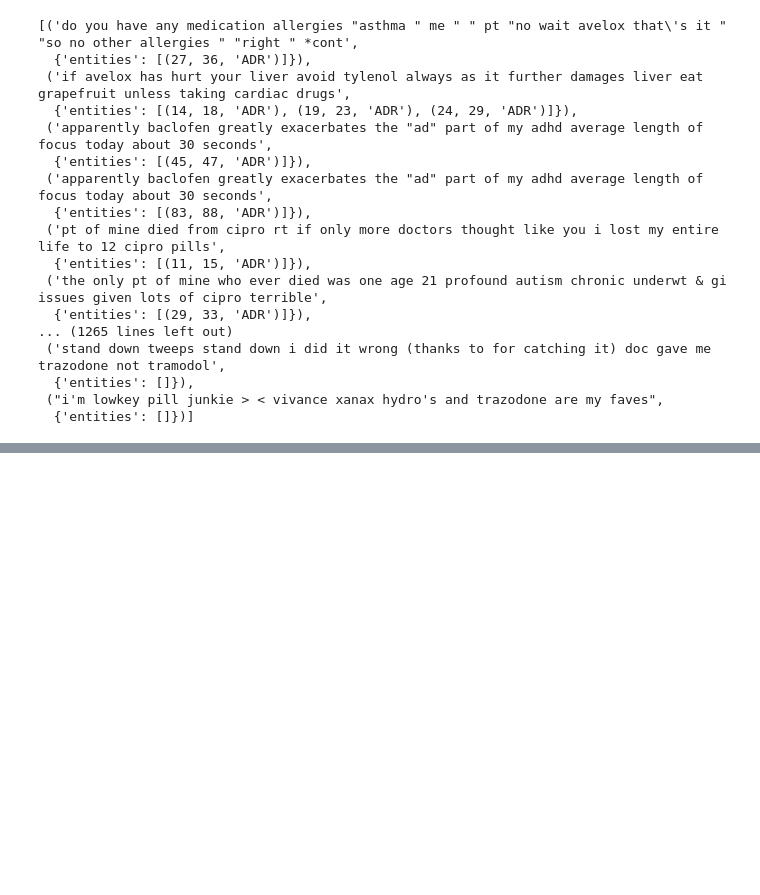
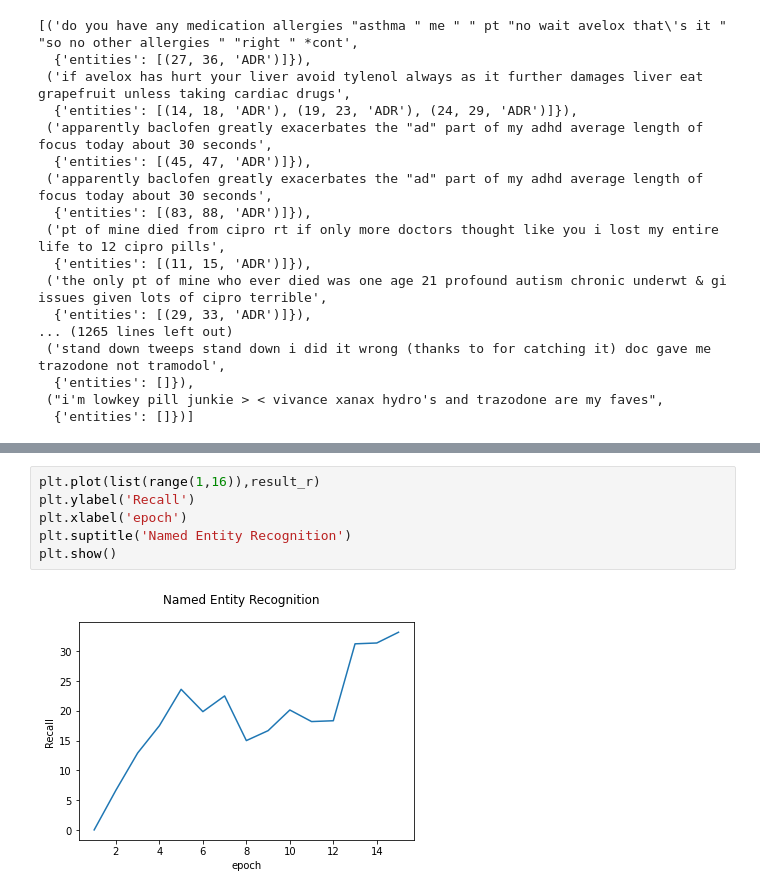
Before and after one commit to TejaAkasapu/Medical-Tweets-Analysis, a Jupyter notebook: NER.ipynb, the cells around one changed output, grey strips where cells are left out. Cells and saved outputs as stored; diff of their text form; blank space fills up the shorter version.

```diff
--- a/NER.ipynb
+++ b/NER.ipynb
@@ -315,0 +325,8 @@ for data in train_data:
+# %%
+plt.plot(list(range(1,16)),result_r)
+plt.ylabel('Recall')
+plt.xlabel('epoch')
+plt.suptitle('Named Entity Recognition')
+plt.show()
+# %% [output]
+[figure, added]
```
Also changed, not shown: parts of 6 cells of this notebook.
